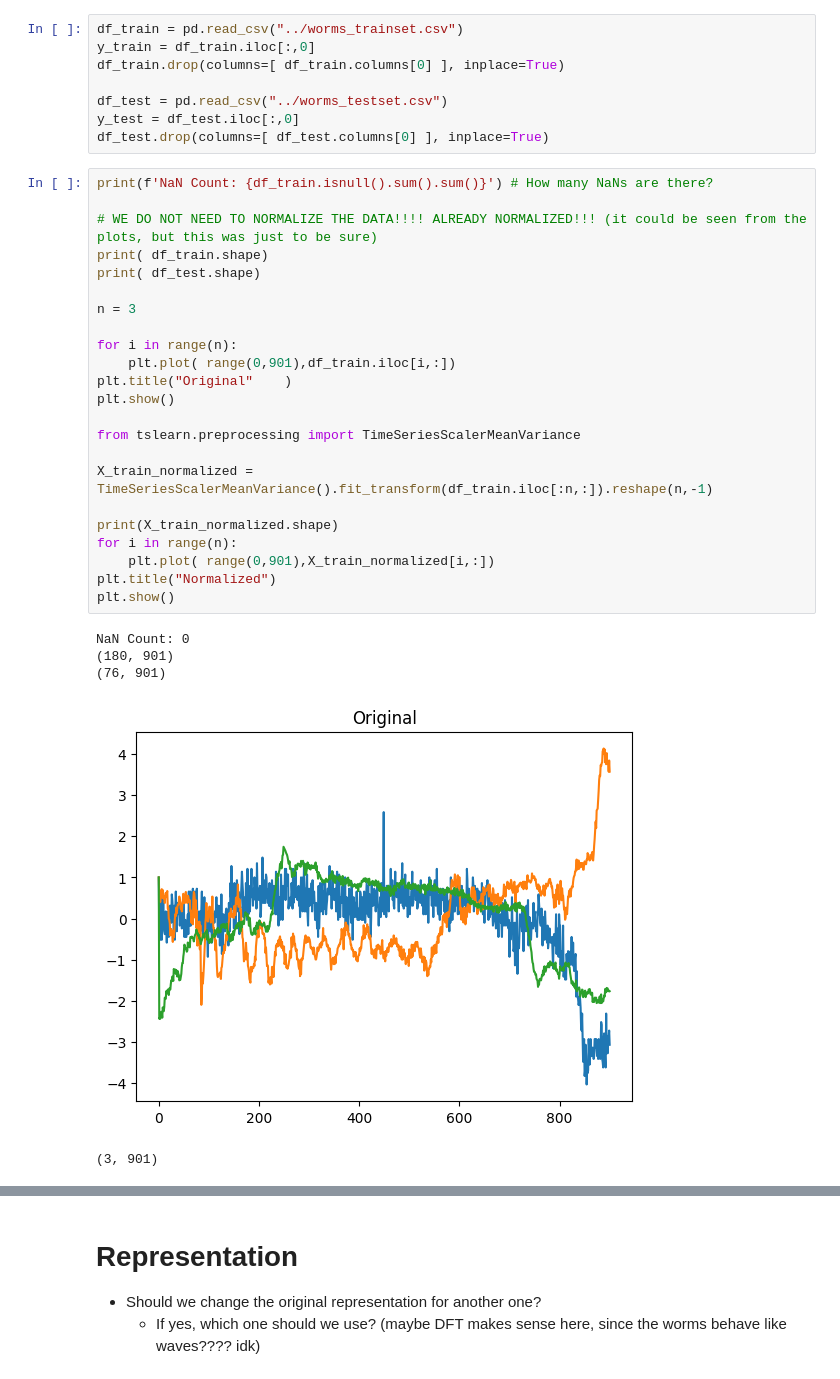
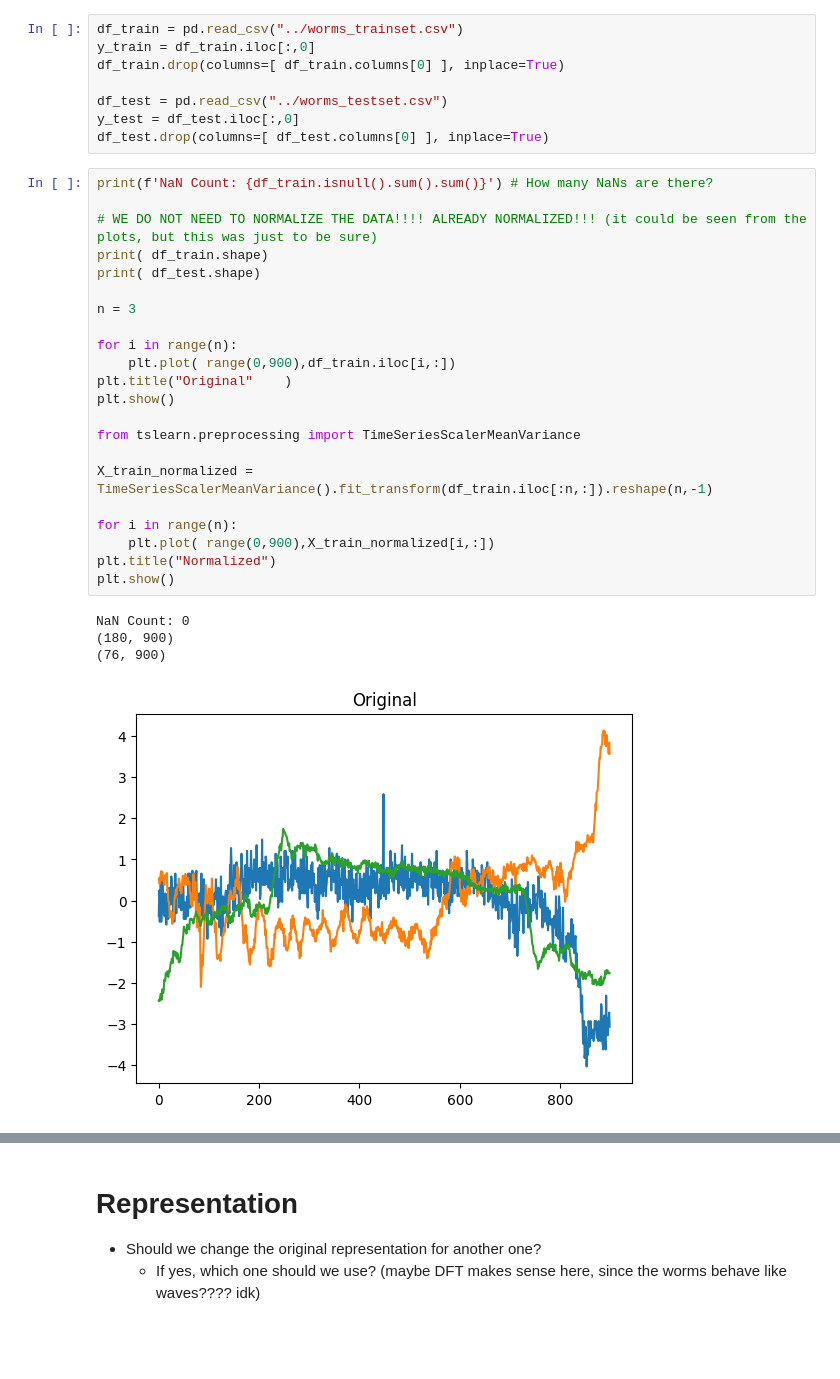
Before and after one commit to eduardotanqueiro/Project2-AAA, a Jupyter notebook: src/AAA2324_P2_62515_62928.ipynb, the cells around one changed output, grey strips where cells are left out. Saved outputs shown, nothing was run; the diff lists cells and outputs as text; blank space fills up the shorter version.

```diff
--- a/src/AAA2324_P2_62515_62928.ipynb
+++ b/src/AAA2324_P2_62515_62928.ipynb
@@ -33,29 +34,27 @@ df_test.drop(columns=[ df_test.columns[0] ], inplace=True)
 # %%
 print(f'NaN Count: {df_train.isnull().sum().sum()}') # How many NaNs are there?
 
 # WE DO NOT NEED TO NORMALIZE THE DATA!!!! ALREADY NORMALIZED!!! (it could be seen from the plots, but this was just to be sure)
 print( df_train.shape)
 print( df_test.shape)
 
 n = 3
 
 for i in range(n):
-    plt.plot( range(0,901),df_train.iloc[i,:])
+    plt.plot( range(0,900),df_train.iloc[i,:])
 plt.title("Original"	)
 plt.show()
 
 from tslearn.preprocessing import TimeSeriesScalerMeanVariance
 
 X_train_normalized = TimeSeriesScalerMeanVariance().fit_transform(df_train.iloc[:n,:]).reshape(n,-1)
 
-print(X_train_normalized.shape)
 for i in range(n):
-    plt.plot( range(0,901),X_train_normalized[i,:])
+    plt.plot( range(0,900),X_train_normalized[i,:])
 plt.title("Normalized")
 plt.show()
 # %% [output]
 NaN Count: 0
-(180, 901)
-(76, 901)
+(180, 900)
+(76, 900)
-[figure, old version]
+[figure, new version]
-(3, 901)
```
Also changed, not shown: parts of 23 cells of this notebook.
